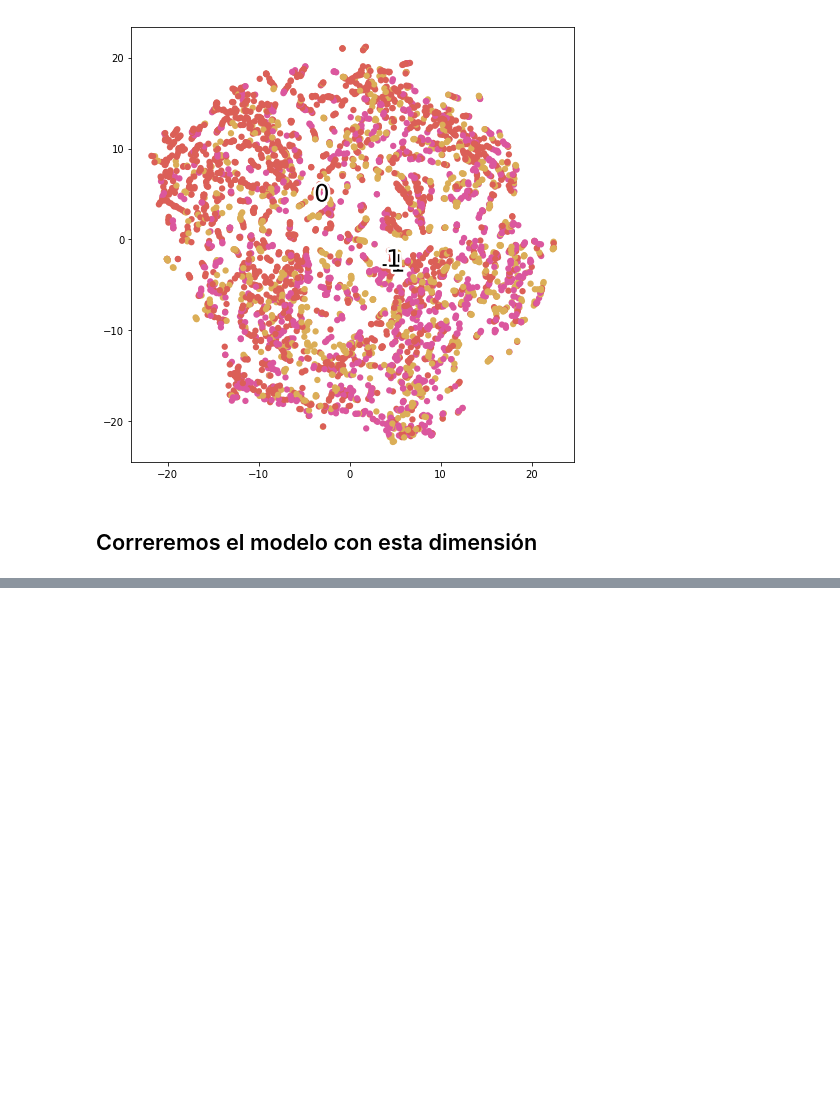
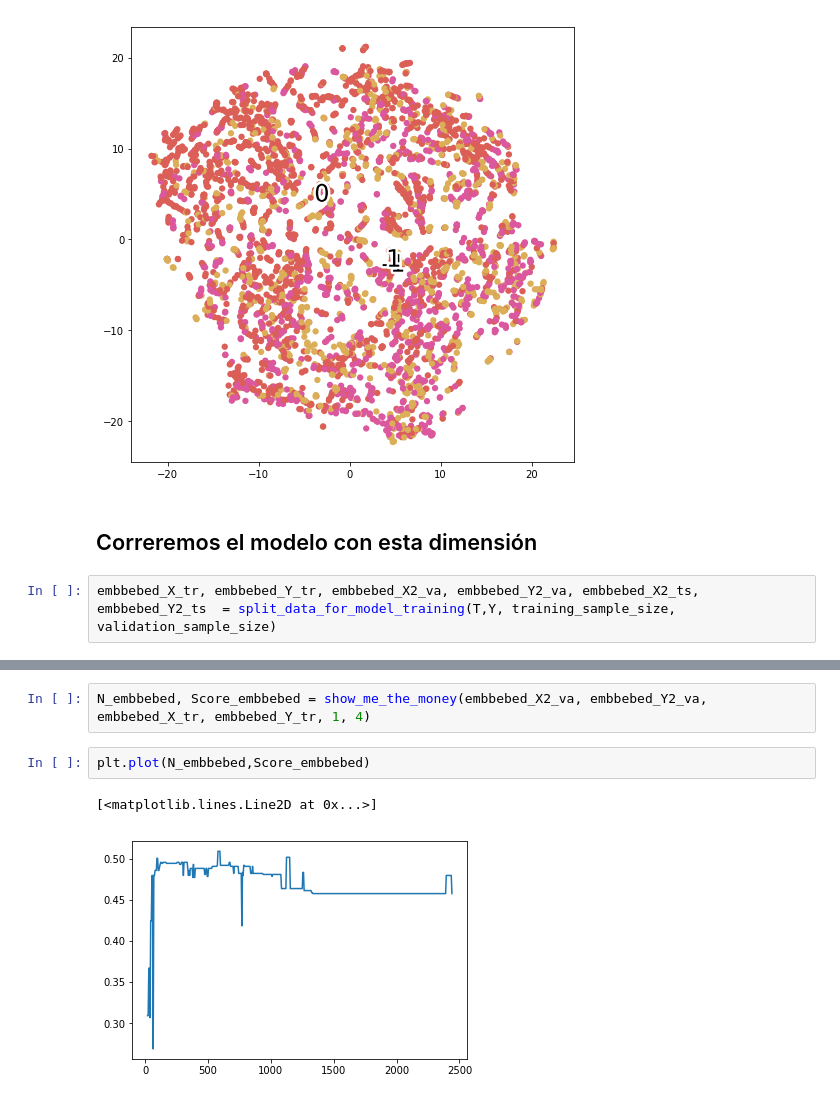
Before and after one commit to mcuscagua/Aprendizaje_Automatico, a Jupyter notebook: Trabajo_1/JD/DecisionTree.ipynb, the cells around one changed output, grey strips where cells are left out. Drawn from its saved outputs; the diff is of its cells as text; blank space fills up the shorter version.

```diff
--- a/Trabajo_1/JD/DecisionTree.ipynb
+++ b/Trabajo_1/JD/DecisionTree.ipynb
@@ -324,3 +322,5 @@ plot(T, Y.values)
 [figure]
 # %% [markdown]
 ## Correremos el modelo con esta dimensión
+# %%
+embbebed_X_tr, embbebed_Y_tr, embbebed_X2_va, embbebed_Y2_va, embbebed_X2_ts, embbebed_Y2_ts  = split_data_for_model_training(T,Y, training_sample_size, validation_sample_size)
@@ -326,0 +349,7 @@ plot(T, Y.values)
+# %%
+N_embbebed, Score_embbebed = show_me_the_money(embbebed_X2_va, embbebed_Y2_va, embbebed_X_tr, embbebed_Y_tr, 1, 4)
+# %%
+plt.plot(N_embbebed,Score_embbebed)
+# %% [output]
+[<matplotlib.lines.Line2D at 0x...>]
+[figure, added]
```
Also changed, not shown: parts of 4 cells of this notebook, 1 other file.
